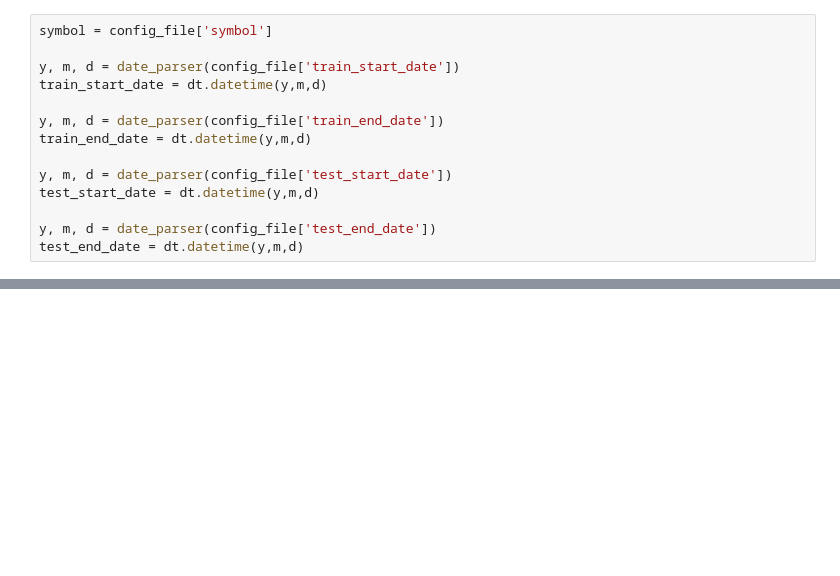
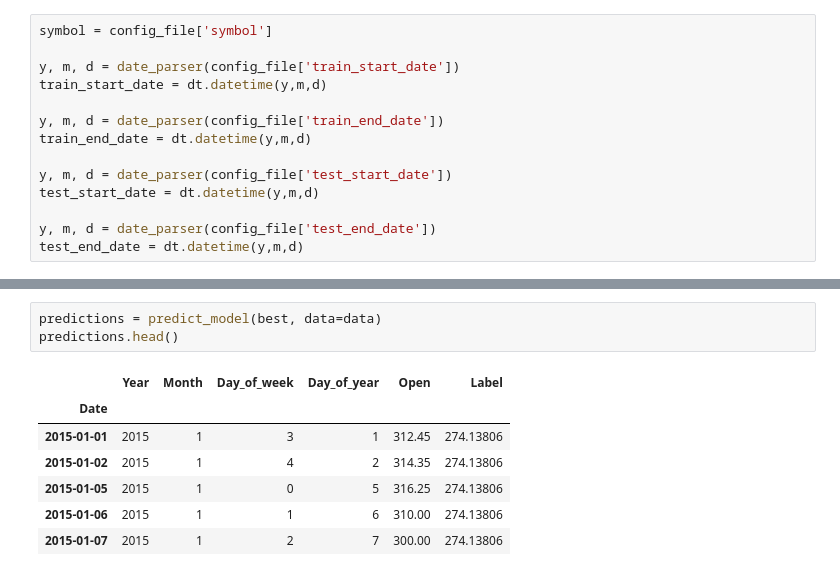
Before and after one commit to sudipta002/stock_prediction, a Jupyter notebook: Stock_Forecasting_PyCarret.ipynb, the cells around one changed output, grey strips where cells are left out. Cells and saved outputs as stored; diff of their text form; blank space fills up the shorter version.

```diff
--- a/Stock_Forecasting_PyCarret.ipynb
+++ b/Stock_Forecasting_PyCarret.ipynb
@@ -78,0 +179,11 @@ s = setup(data = train, test_data = test, target = 'Passengers', fold_strategy =
+# %%
+predictions = predict_model(best, data=data)
+predictions.head()
+# %% [output]
+|  | Year | Month | Day_of_week | Day_of_year | Open | Label |
+| Date |  |  |  |  |  |  |
+| 2015-01-01 | 2015 | 1 | 3 | 1 | 312.45 | 274.13806 |
+| 2015-01-02 | 2015 | 1 | 4 | 2 | 314.35 | 274.13806 |
+| 2015-01-05 | 2015 | 1 | 0 | 5 | 316.25 | 274.13806 |
+| 2015-01-06 | 2015 | 1 | 1 | 6 | 310.00 | 274.13806 |
+| 2015-01-07 | 2015 | 1 | 2 | 7 | 300.00 | 274.13806 |
```
Also changed, not shown: parts of 16 cells of this notebook.
